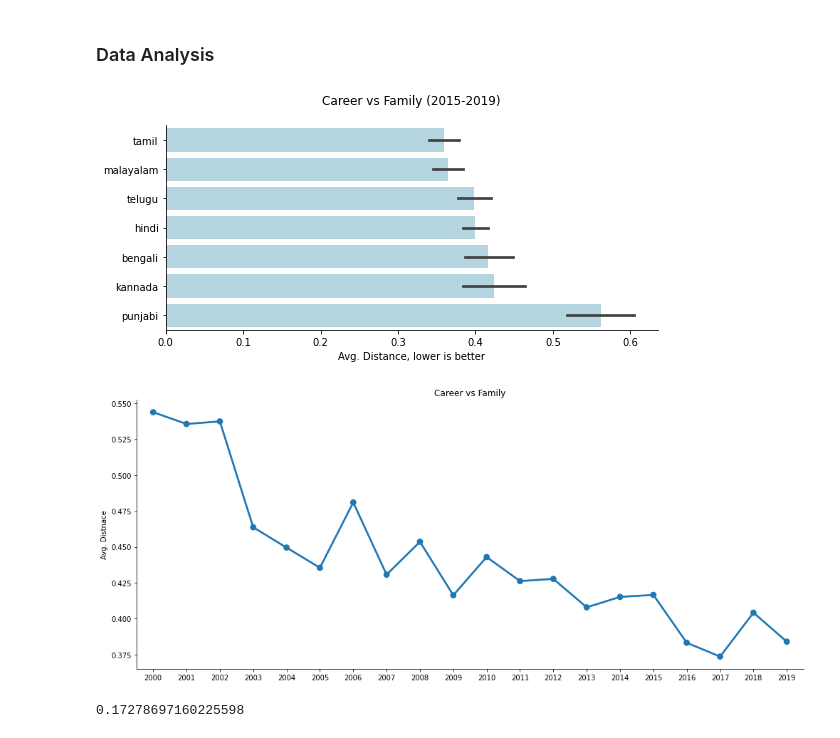
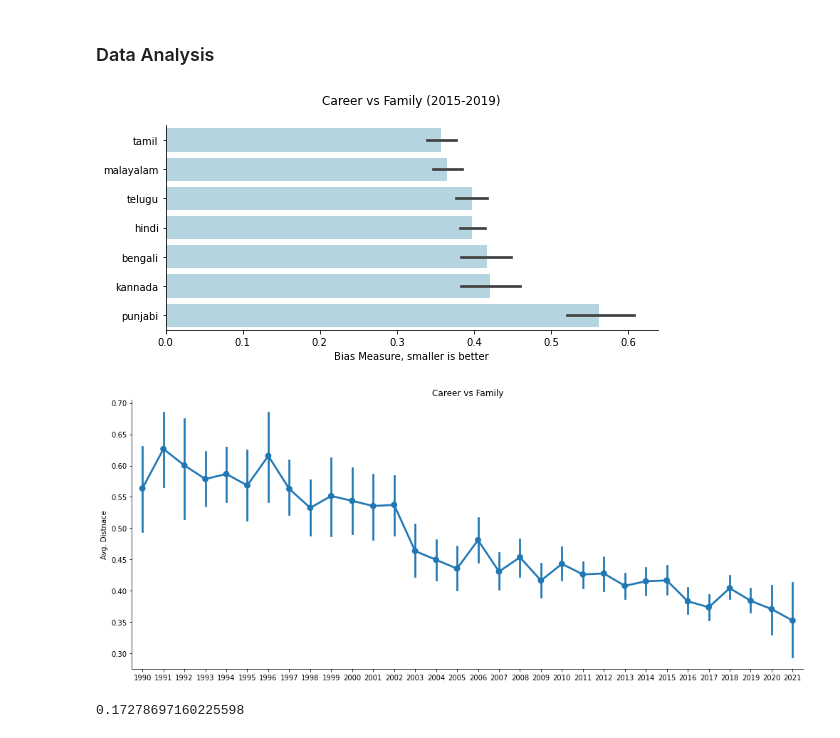
Before and after one commit to ragul-n/Gender-bias-in-Indian-movies, a Jupyter notebook: word2vec/calculating_bias_measure.ipynb, the cells around one changed output. Drawn from its saved outputs; the diff is of its cells as text; code cells hidden in the pictures.

```diff
--- a/word2vec/calculating_bias_measure.ipynb
+++ b/word2vec/calculating_bias_measure.ipynb
@@ -109,7 +109,7 @@ movies_data["distance"]=pd.Series(distance_dict)
 data=movies_data[~ movies_data.distance.isna()].copy()
 data=data[data.Language.isin(["hindi","tamil","malayalam","telugu","kannada","punjabi","bengali"])].copy()
 data["normalized_distance"]=(data.distance- data.distance.min())/(data.distance.max() - data.distance.min())
-data=data[(data.Year>=2000) & (data.Year<=2019)]
+#data=data[(data.Year>=2000) & (data.Year<=2019)]
 data["Year"]=data.Year.astype("int64")
 # %%
 
@@ -119,7 +119,7 @@ fig.patch.set_visible(False)
 ax=sns.barplot(data=data[data.Year>=2015], y="Language", x="normalized_distance",color="lightblue",
                             order=["tamil", "malayalam","telugu","hindi","bengali","kannada","punjabi"], ax=ax)
 
-plt.xlabel("Avg. Distance, lower is better")
+plt.xlabel("Bias Measure, smaller is better")
 
 #ax.tick_params(left=False, labelleft=False)
 # for bars_group in ax.containers:
@@ -129,14 +129,14 @@ sns.despine()
 ax.set(ylabel=None, title="Career vs Family (2015-2019)\n")
 plt.tight_layout()
 # %% [output]
-[figure, old version]
+[figure, new version]
 # %%
 fig, ax= plt.subplots(figsize=(14,6))
 
-sns.pointplot(data=data, y="normalized_distance",x="Year", ci=0)
+sns.pointplot(data=data[data.Year>=1990], y="normalized_distance",x="Year", ci=95)
 
 sns.despine()
 ax.set(title="Career vs Family",xlabel=None, ylabel="Avg. Distnace")
 plt.tight_layout()
 # %% [output]
-[figure, old version]
+[figure, new version]
```
Also changed, not shown: parts of 3 cells of this notebook.
